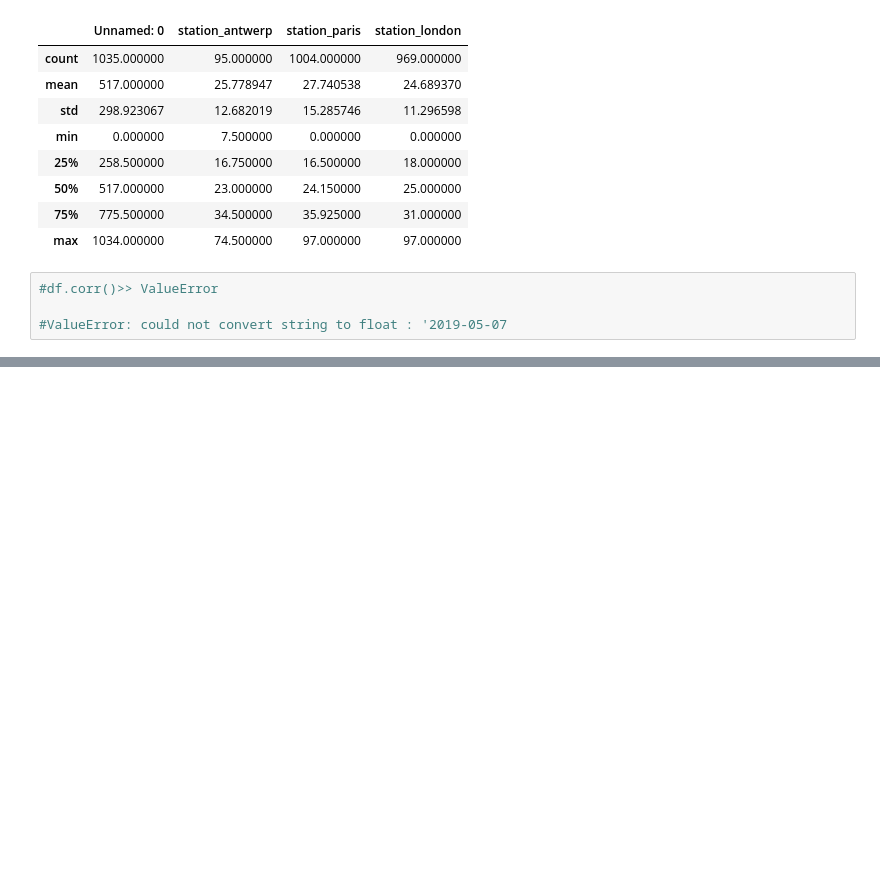
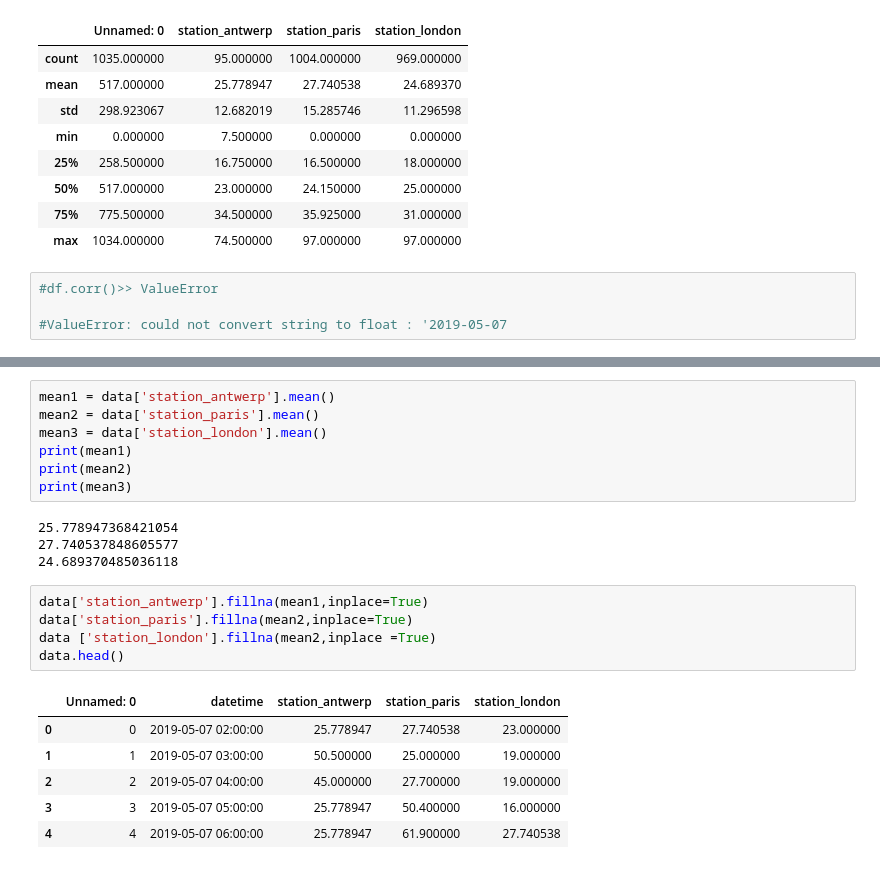
Before and after one commit to Dipak-Jagadale/Pandas, a Jupyter notebook: Dipak_start_to_end_Pandas.ipynb, the cells around one changed output, grey strips where cells are left out. Saved outputs shown, nothing was run; the diff lists cells and outputs as text; blank space fills up the shorter version.

```diff
--- a/Dipak_start_to_end_Pandas.ipynb
+++ b/Dipak_start_to_end_Pandas.ipynb
@@ -1147,0 +1219,23 @@ NameError: name 'data' is not defined
+# %%
+mean1 = data['station_antwerp'].mean()
+mean2 = data['station_paris'].mean()
+mean3 = data['station_london'].mean()
+print(mean1)
+print(mean2)
+print(mean3)
+# %% [output]
+25.778947368421054
+27.740537848605577
+24.689370485036118
+# %%
+data['station_antwerp'].fillna(mean1,inplace=True)
+data['station_paris'].fillna(mean2,inplace=True)
+data ['station_london'].fillna(mean2,inplace =True)
+data.head()
+# %% [output]
+|  | Unnamed: 0 | datetime | station_antwerp | station_paris | station_london |
+| 0 | 0 | 2019-05-07 02:00:00 | 25.778947 | 27.740538 | 23.000000 |
+| 1 | 1 | 2019-05-07 03:00:00 | 50.500000 | 25.000000 | 19.000000 |
+| 2 | 2 | 2019-05-07 04:00:00 | 45.000000 | 27.700000 | 19.000000 |
+| 3 | 3 | 2019-05-07 05:00:00 | 25.778947 | 50.400000 | 16.000000 |
+| 4 | 4 | 2019-05-07 06:00:00 | 25.778947 | 61.900000 | 27.740538 |
```
Also changed, not shown: parts of 83 cells of this notebook.
